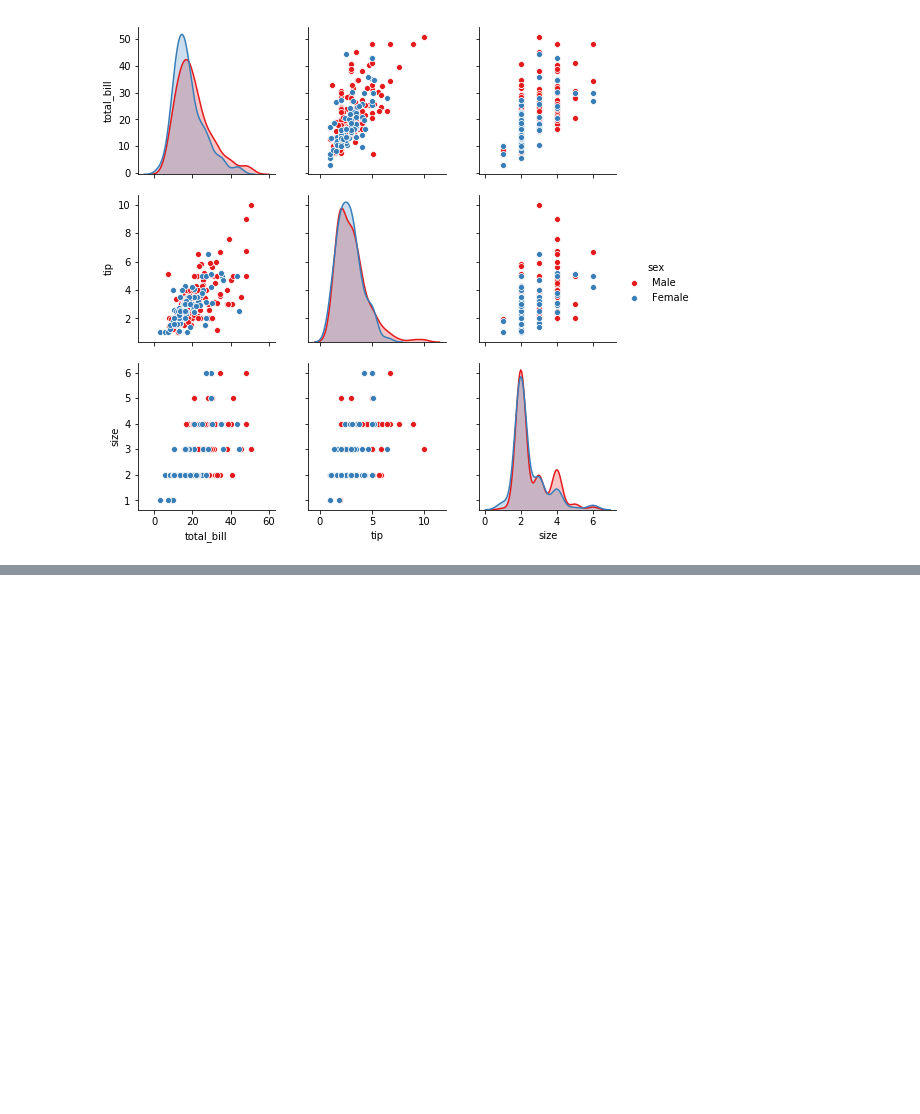
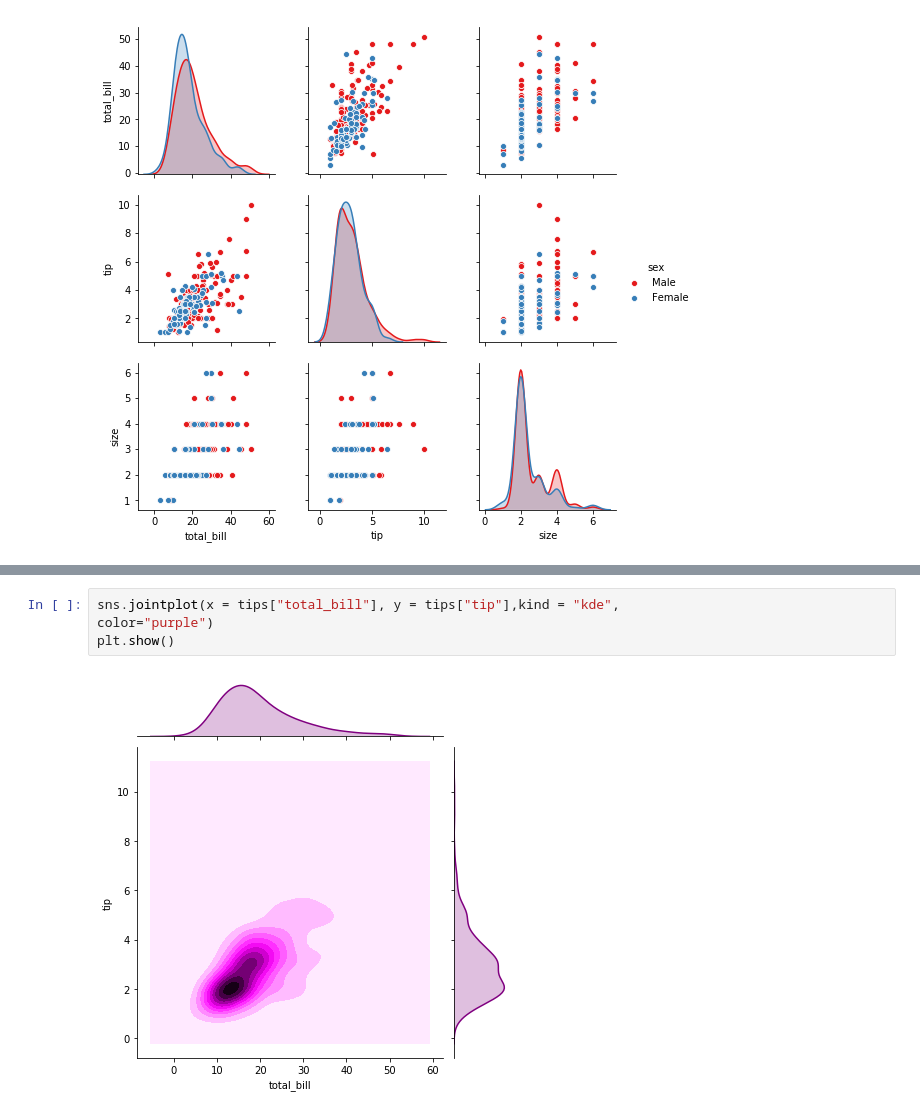
Before and after one commit to rossdavidhunter/Fundamentals-Data-Analysis-Assessment, a Jupyter notebook: tipsdataset.ipynb, the cells around one changed output, grey strips where cells are left out. Saved outputs shown, nothing was run; the diff lists cells and outputs as text; blank space fills up the shorter version.

```diff
--- a/tipsdataset.ipynb
+++ b/tipsdataset.ipynb
@@ -109,0 +135,6 @@ plt.show()
+# %%
+sns.jointplot(x = tips["total_bill"], y = tips["tip"],kind = "kde",
+color="purple")
+plt.show()
+# %% [output]
+[figure, added]
```
Also changed, not shown: parts of 17 cells of this notebook.
